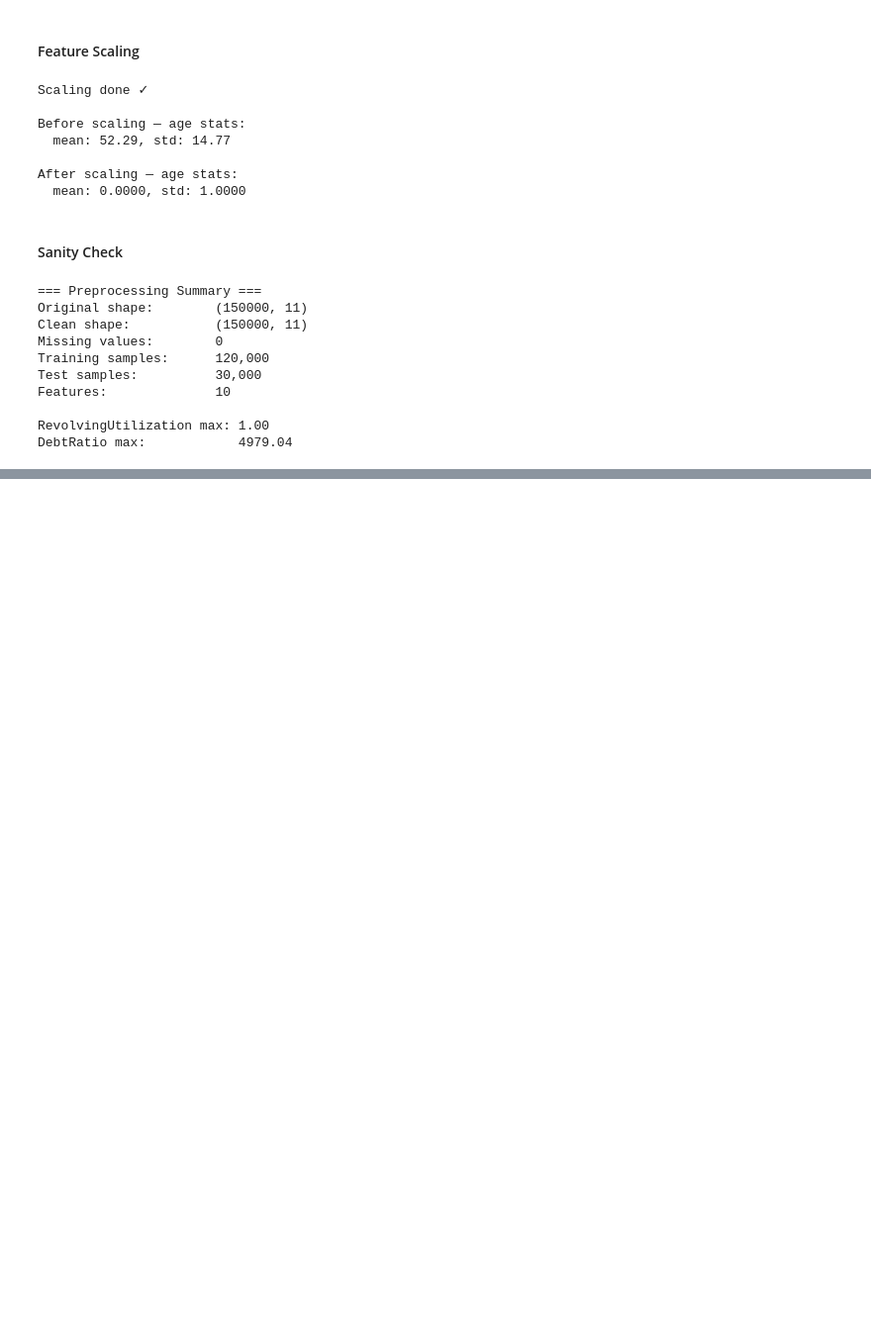
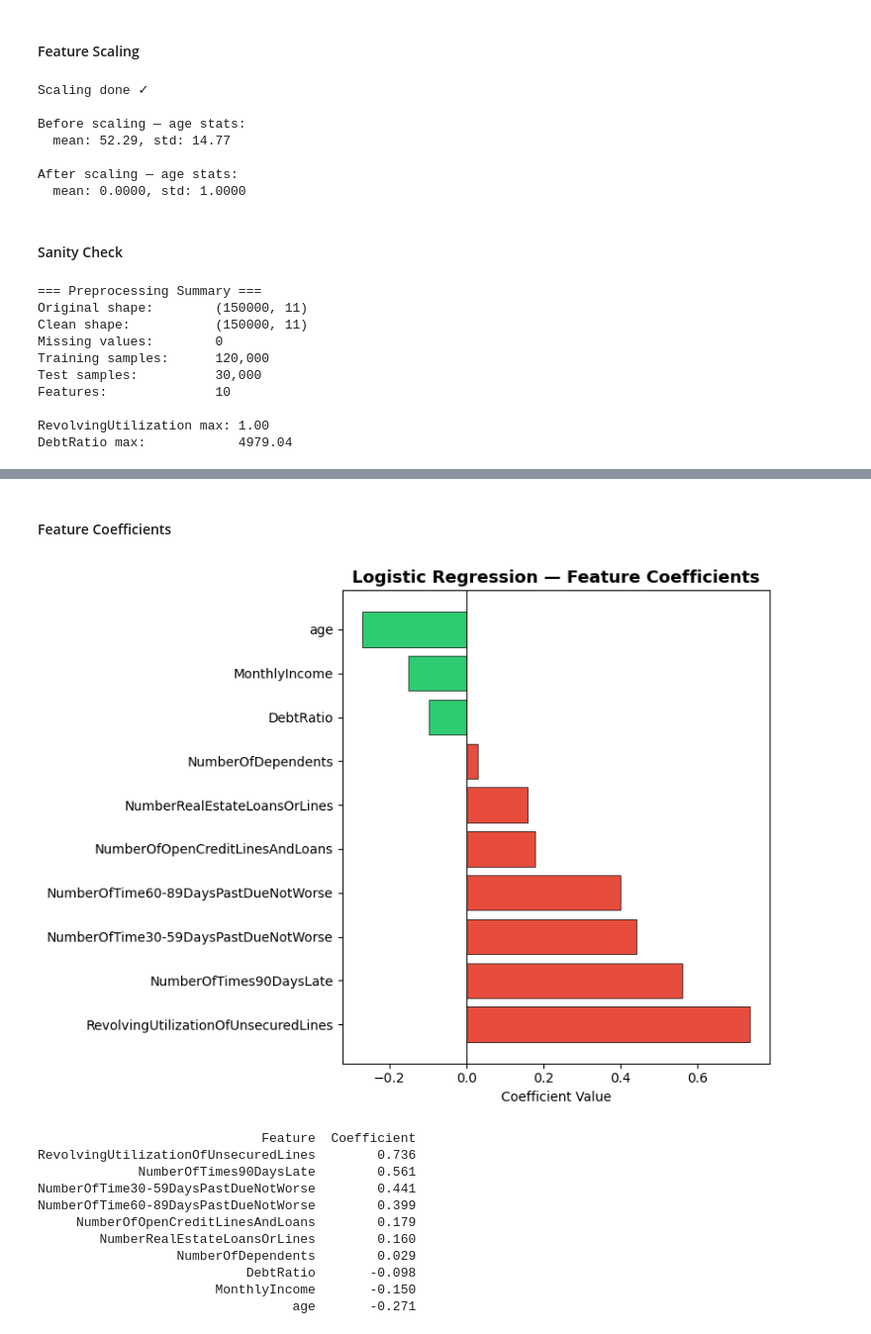
Before and after one commit to Sohail-Rasul/credit-risk-classifier, a Jupyter notebook: credit_risk_classifier.ipynb, the cells around one changed output, grey strips where cells are left out. Shown at 99% size. Cells and saved outputs as stored; diff of their text form; code cells hidden in the pictures; blank space fills up the shorter version.

```diff
--- a/credit_risk_classifier.ipynb
+++ b/credit_risk_classifier.ipynb
@@ -510,0 +641,34 @@ DebtRatio max:            4979.04
+# %% [markdown]
+#### Feature Coefficients
+# %%
+coefficients = pd.DataFrame({
+    'Feature': X.columns,
+    'Coefficient': lr_model.coef_[0]
+}).sort_values('Coefficient', ascending=False)
+
+fig, ax = plt.subplots(figsize=(8, 6))
+colors = ['#e74c3c' if c > 0 else '#2ecc71' for c in coefficients['Coefficient']]
+ax.barh(coefficients['Feature'], coefficients['Coefficient'],
+        color=colors, edgecolor='black', linewidth=0.5)
+ax.set_title('Logistic Regression — Feature Coefficients',
+             fontsize=13, fontweight='bold')
+ax.set_xlabel('Coefficient Value')
+ax.axvline(x=0, color='black', linewidth=0.8)
+plt.tight_layout()
+plt.savefig('figures/08_lr_coefficients.png', dpi=150)
+plt.show()
+
+print(coefficients.to_string(index=False))
+# %% [output]
+[figure, added]
+                             Feature  Coefficient
+RevolvingUtilizationOfUnsecuredLines        0.736
+             NumberOfTimes90DaysLate        0.561
+NumberOfTime30-59DaysPastDueNotWorse        0.441
+NumberOfTime60-89DaysPastDueNotWorse        0.399
+     NumberOfOpenCreditLinesAndLoans        0.179
+        NumberRealEstateLoansOrLines        0.160
+                  NumberOfDependents        0.029
+                           DebtRatio       -0.098
+                       MonthlyIncome       -0.150
+                                 age       -0.271
```
Also changed, not shown: parts of 12 cells of this notebook, 3 other files.
